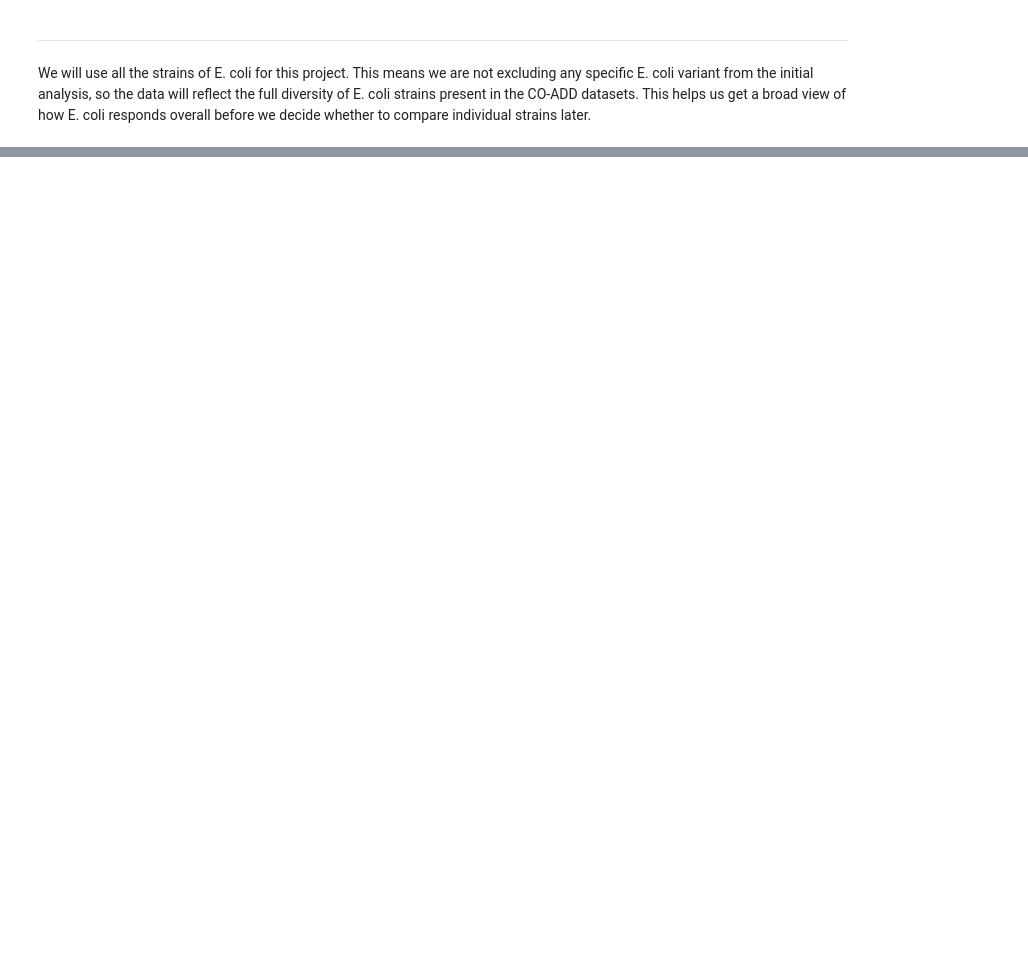
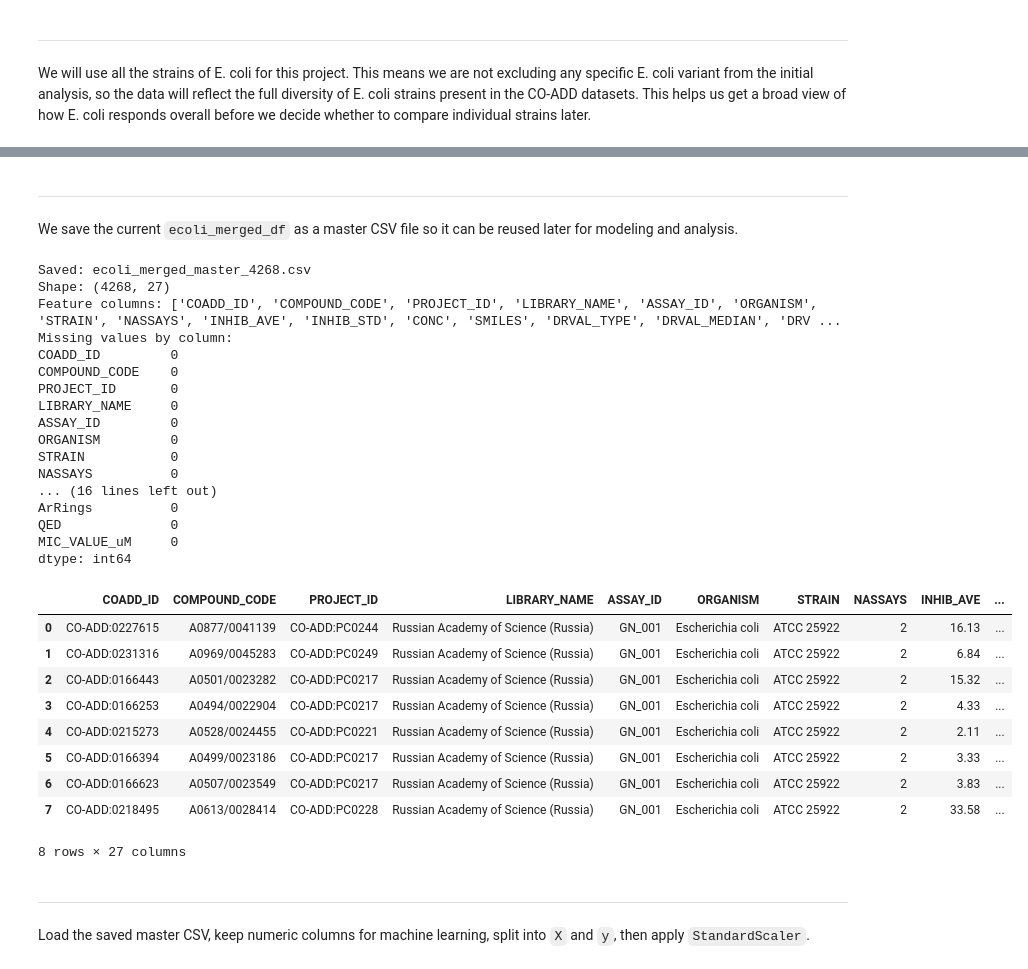
Before and after one commit to dw1229/chem277a-final-ecoli-inhibition-ml, a Jupyter notebook: data_preview.ipynb, the cells around one changed output, grey strips where cells are left out. Drawn from its saved outputs; the diff is of its cells as text; code cells hidden in the pictures; blank space fills up the shorter version.

```diff
--- a/data_preview.ipynb
+++ b/data_preview.ipynb
@@ -229,0 +230,4 @@ Next steps planned:
+# %%
+ecoli_merged_df = ecoli_merged_df.drop(columns=["COMPOUND_NAME"])
+
+print("Shape after dropping COMPOUND_NAME:", ecoli_merged_df.shape)
@@ -229,0 +335,25 @@ Next steps planned:
+# %%
+# Convert MIC to a single numeric unit (uM).
+# Unit conversion rationale:
+#  MW is in g/mol, and MIC_VALUE for this branch is in ug/mL.
+#  1 ug/mL = 1 mg/L, so (mg/L) / (g/mol) gives mmol/L (mM).
+#  Multiplying by 1000 converts mM to uM.
+# Therefore: uM = (ug/mL) * 1000 / MW.
+ecoli_merged_df["MIC_VALUE_uM"] = np.where(
+    ecoli_merged_df["DRVAL_UNIT"] == "uM",
+    ecoli_merged_df["MIC_VALUE"],
+    np.where(
+        ecoli_merged_df["DRVAL_UNIT"] == "ug/mL",
+        ecoli_merged_df["MIC_VALUE"] * 1000 / ecoli_merged_df["MW"],
+        np.nan,
+    ),
+)
+
+# Drop only the intermediate MIC_VALUE column; keep all other columns for later machine learning analysis.
+# Remove MIC_VALUE because MIC_VALUE_uM is the converted unified MIC column and keeping both would be redundant.
+ecoli_merged_df = ecoli_merged_df.drop(columns=["MIC_VALUE"])
+
+# Quick checks after conversion.
+print(ecoli_merged_df["DRVAL_UNIT"].value_counts(dropna=False))
+print(ecoli_merged_df[["DRVAL_MEDIAN", "DRVAL_UNIT", "MW", "MIC_VALUE_uM"]].head())
+print("Missing MIC_VALUE_uM:", int(ecoli_merged_df["MIC_VALUE_uM"].isna().sum()))
@@ -229,0 +372,46 @@ Next steps planned:
+# %% [markdown]
+---
+We save the current `ecoli_merged_df` as a master CSV file so it can be reused later for modeling and analysis.
+# %%
+OUTPUT_CSV = "ecoli_merged_master_4268.csv"
+
+ecoli_merged_df.to_csv(OUTPUT_CSV, index=False)
+
+print("Saved:", OUTPUT_CSV)
+print("Shape:", ecoli_merged_df.shape)
+print("Feature columns:", ecoli_merged_df.columns.tolist())
+print("Missing values by column:")
+print(ecoli_merged_df.isna().sum())
+
+ecoli_merged_df.head(8)
+# %% [output]
+Saved: ecoli_merged_master_4268.csv
+Shape: (4268, 27)
+Feature columns: ['COADD_ID', 'COMPOUND_CODE', 'PROJECT_ID', 'LIBRARY_NAME', 'ASSAY_ID', 'ORGANISM', 'STRAIN', 'NASSAYS', 'INHIB_AVE', 'INHIB_STD', 'CONC', 'SMILES', 'DRVAL_TYPE', 'DRVAL_MEDIAN', 'DRV ...
+Missing values by column:
+COADD_ID         0
+COMPOUND_CODE    0
+PROJECT_ID       0
+LIBRARY_NAME     0
+ASSAY_ID         0
+ORGANISM         0
+STRAIN           0
+NASSAYS          0
+... (16 lines left out)
+ArRings          0
+QED              0
+MIC_VALUE_uM     0
+dtype: int64
+|  | COADD_ID | COMPOUND_CODE | PROJECT_ID | LIBRARY_NAME | ASSAY_ID | ORGANISM | STRAIN | NASSAYS | INHIB_AVE | ... |
+| 0 | CO-ADD:0227615 | A0877/0041139 | CO-ADD:PC0244 | Russian Academy of Science (Russia) | GN_001 | Escherichia coli | ATCC 25922 | 2 | 16.13 | ... |
+| 1 | CO-ADD:0231316 | A0969/0045283 | CO-ADD:PC0249 | Russian Academy of Science (Russia) | GN_001 | Escherichia coli | ATCC 25922 | 2 | 6.84 | ... |
+| 2 | CO-ADD:0166443 | A0501/0023282 | CO-ADD:PC0217 | Russian Academy of Science (Russia) | GN_001 | Escherichia coli | ATCC 25922 | 2 | 15.32 | ... |
+| 3 | CO-ADD:0166253 | A0494/0022904 | CO-ADD:PC0217 | Russian Academy of Science (Russia) | GN_001 | Escherichia coli | ATCC 25922 | 2 | 4.33 | ... |
+| 4 | CO-ADD:0215273 | A0528/0024455 | CO-ADD:PC0221 | Russian Academy of Science (Russia) | GN_001 | Escherichia coli | ATCC 25922 | 2 | 2.11 | ... |
+| 5 | CO-ADD:0166394 | A0499/0023186 | CO-ADD:PC0217 | Russian Academy of Science (Russia) | GN_001 | Escherichia coli | ATCC 25922 | 2 | 3.33 | ... |
+| 6 | CO-ADD:0166623 | A0507/0023549 | CO-ADD:PC0217 | Russian Academy of Science (Russia) | GN_001 | Escherichia coli | ATCC 25922 | 2 | 3.83 | ... |
+| 7 | CO-ADD:0218495 | A0613/0028414 | CO-ADD:PC0228 | Russian Academy of Science (Russia) | GN_001 | Escherichia coli | ATCC 25922 | 2 | 33.58 | ... |
+8 rows × 27 columns
+# %% [markdown]
+---
+Load the saved master CSV, keep numeric columns for machine learning, split into `X` and `y`, then apply `StandardScaler`.
```
Also changed, not shown: parts of 17 cells of this notebook.
